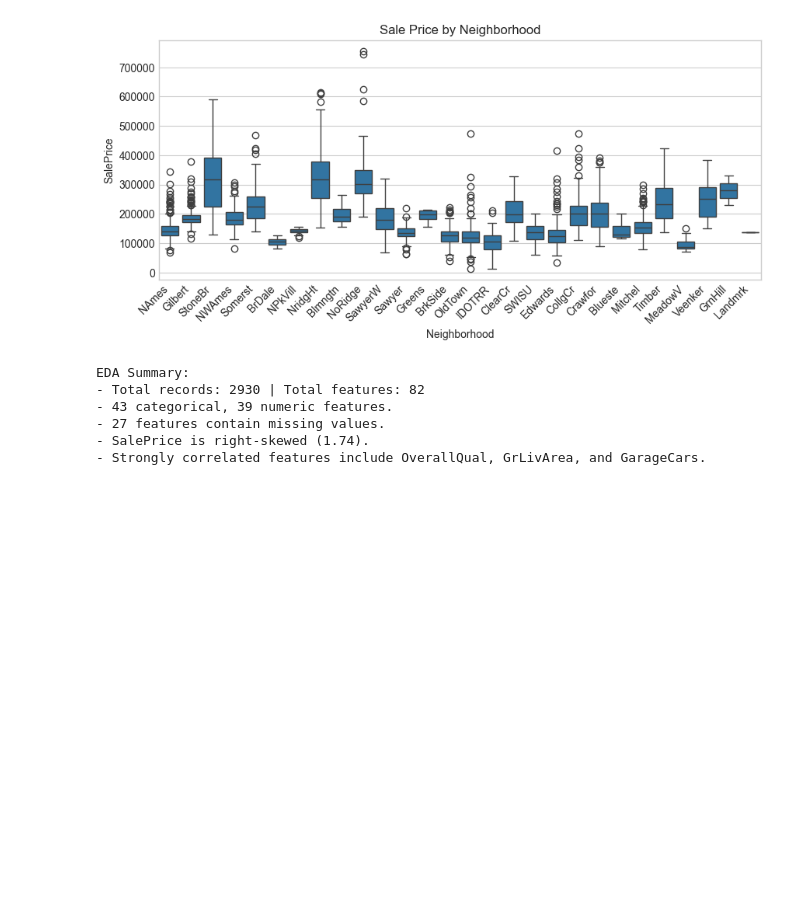
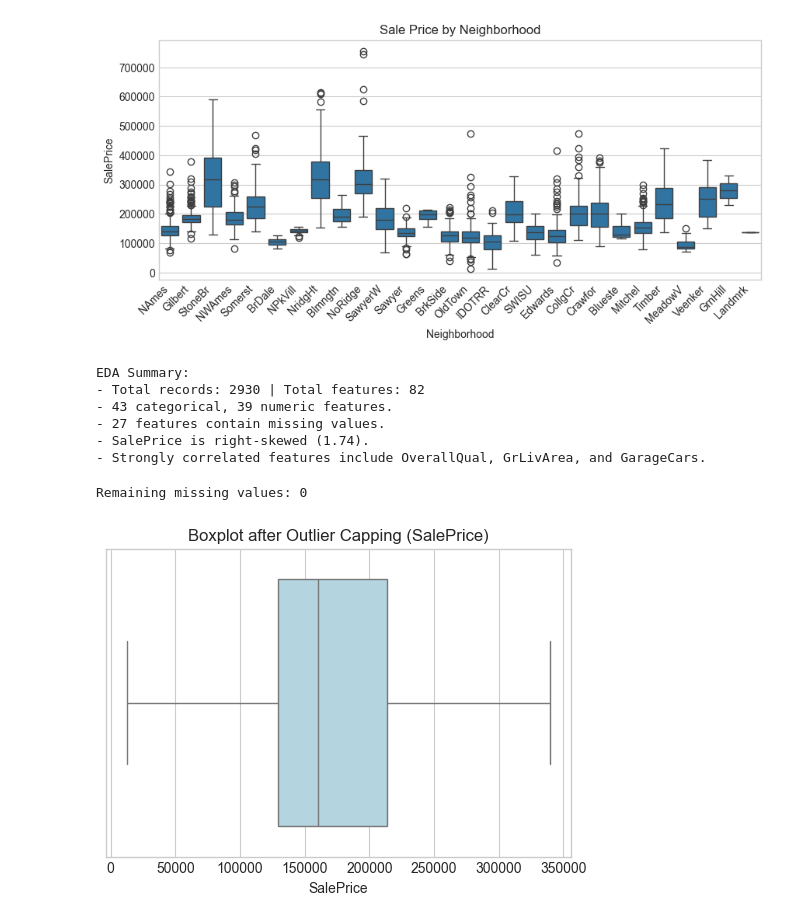
Before and after one commit to poohbae/MachineLearning, a Jupyter notebook: Regression.ipynb, the cells around one changed output. Saved outputs shown, nothing was run; the diff lists cells and outputs as text; code cells hidden in the pictures; blank space fills up the shorter version.

```diff
--- a/Regression.ipynb
+++ b/Regression.ipynb
@@ -152,3 +149,45 @@ EDA Summary:
 - 27 features contain missing values.
 - SalePrice is right-skewed (1.74).
 - Strongly correlated features include OverallQual, GrLivArea, and GarageCars.
+# %%
+# ============================================
+# SECTION 2.2 – DATA PRE-PROCESSING AND CLEANING
+# ============================================
+
+# Check total missing values again
+missing = df.isnull().sum()
+missing = missing[missing > 0].sort_values(ascending=False)
+missing.head(10)
+
+# Fill numeric columns with median, categorical with mode
+for col in df.columns:
+    if df[col].dtype == "object":
+        mode_value = df[col].mode()[0]
+        df[col] = df[col].fillna(mode_value)
+    else:
+        median_value = df[col].median()
+        df[col] = df[col].fillna(median_value)
+
+# Confirm no missing values remain
+print("Remaining missing values:", df.isnull().sum().sum())
+# %% [output]
+Remaining missing values: 0
+# %%
+# Detect outliers using IQR for key numeric columns
+numeric_cols = df.select_dtypes(include=[np.number]).columns
+for col in ["Lot Area", "Gr Liv Area", "SalePrice"]:
+    Q1 = df[col].quantile(0.25)
+    Q3 = df[col].quantile(0.75)
+    IQR = Q3 - Q1
+    lower = Q1 - 1.5 * IQR
+    upper = Q3 + 1.5 * IQR
+    df[col] = np.where(df[col] > upper, upper,
+                np.where(df[col] < lower, lower, df[col]))
+
+# Plot
+plt.figure(figsize=(6,4))
+sns.boxplot(x=df["SalePrice"], color='lightblue')
+plt.title("Boxplot after Outlier Capping (SalePrice)")
+plt.show()
+# %% [output]
+[figure, added]
```
Also changed, not shown: parts of 4 cells of this notebook, 1 other file.
